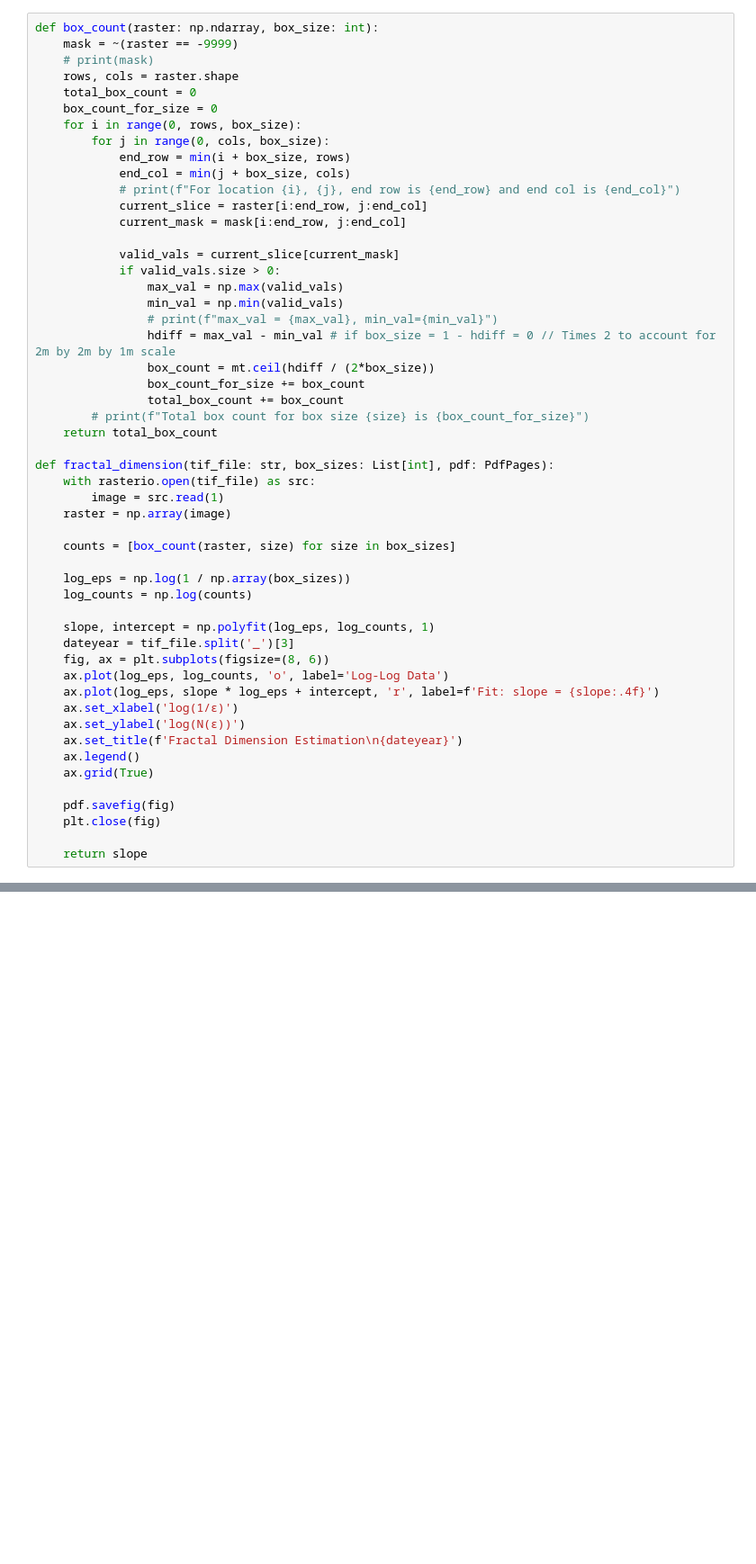
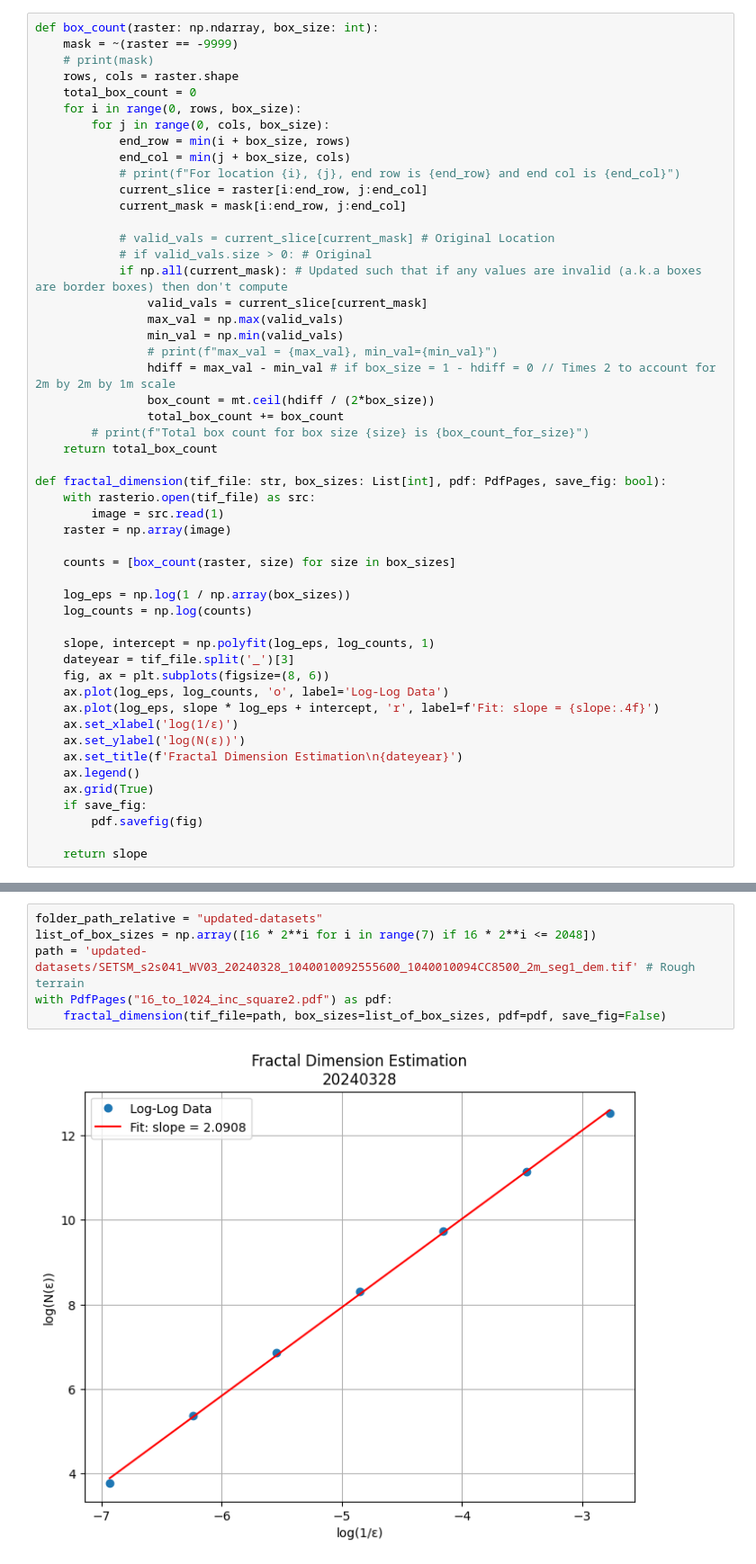
Before and after one commit to Hassoonu/2025-SROP-MSI-Alliance-REU, a Jupyter notebook: andrew_work/process_data.ipynb, the cells around one changed output, grey strips where cells are left out. Shown at 90% size. Drawn from its saved outputs; the diff is of its cells as text; blank space fills up the shorter version.

Commit message:
Everything that needs to be computed can be computed here

```diff
--- a/andrew_work/process_data.ipynb
+++ b/andrew_work/process_data.ipynb
@@ -14,7 +15,6 @@ def box_count(raster: np.ndarray, box_size: int):
     # print(mask)
     rows, cols = raster.shape
     total_box_count = 0
-    box_count_for_size = 0
     for i in range(0, rows, box_size):
         for j in range(0, cols, box_size):
             end_row = min(i + box_size, rows)
@@ -23,19 +23,20 @@ def box_count(raster: np.ndarray, box_size: int):
             current_slice = raster[i:end_row, j:end_col]
             current_mask = mask[i:end_row, j:end_col]
 
-            valid_vals = current_slice[current_mask]
-            if valid_vals.size > 0:
+            # valid_vals = current_slice[current_mask] # Original Location
+            # if valid_vals.size > 0: # Original
+            if np.all(current_mask): # Updated such that if any values are invalid (a.k.a boxes are border boxes) then don't compute
+                valid_vals = current_slice[current_mask]
                 max_val = np.max(valid_vals)
                 min_val = np.min(valid_vals)
                 # print(f"max_val = {max_val}, min_val={min_val}")
                 hdiff = max_val - min_val # if box_size = 1 - hdiff = 0 // Times 2 to account for 2m by 2m by 1m scale
                 box_count = mt.ceil(hdiff / (2*box_size))
-                box_count_for_size += box_count
                 total_box_count += box_count
         # print(f"Total box count for box size {size} is {box_count_for_size}")
     return total_box_count
 
-def fractal_dimension(tif_file: str, box_sizes: List[int], pdf: PdfPages):
+def fractal_dimension(tif_file: str, box_sizes: List[int], pdf: PdfPages, save_fig: bool):
     with rasterio.open(tif_file) as src:
         image = src.read(1)
     raster = np.array(image)
@@ -55,8 +56,7 @@ def fractal_dimension(tif_file: str, box_sizes: List[int], pdf: PdfPages):
     ax.set_title(f'Fractal Dimension Estimation\n{dateyear}')
     ax.legend()
     ax.grid(True)
-
-    pdf.savefig(fig)
-    plt.close(fig)
+    if save_fig:
+        pdf.savefig(fig)
 
     return slope
@@ -63,2 +154,10 @@ def fractal_dimension(tif_file: str, box_sizes: List[int], pdf: PdfPages):
+# %%
+folder_path_relative = "updated-datasets"
+list_of_box_sizes = np.array([16 * 2**i for i in range(7) if 16 * 2**i <= 2048])
+path = 'updated-datasets/SETSM_s2s041_WV03_20240328_1040010092555600_1040010094CC8500_2m_seg1_dem.tif' # Rough terrain
+with PdfPages("16_to_1024_inc_square2.pdf") as pdf:
+    fractal_dimension(tif_file=path, box_sizes=list_of_box_sizes, pdf=pdf, save_fig=False)
+# %% [output]
+[figure, added]
 # %%
 folder_path_relative = "updated-datasets"
```
Also changed, not shown: parts of 6 cells of this notebook, 4 other files.
